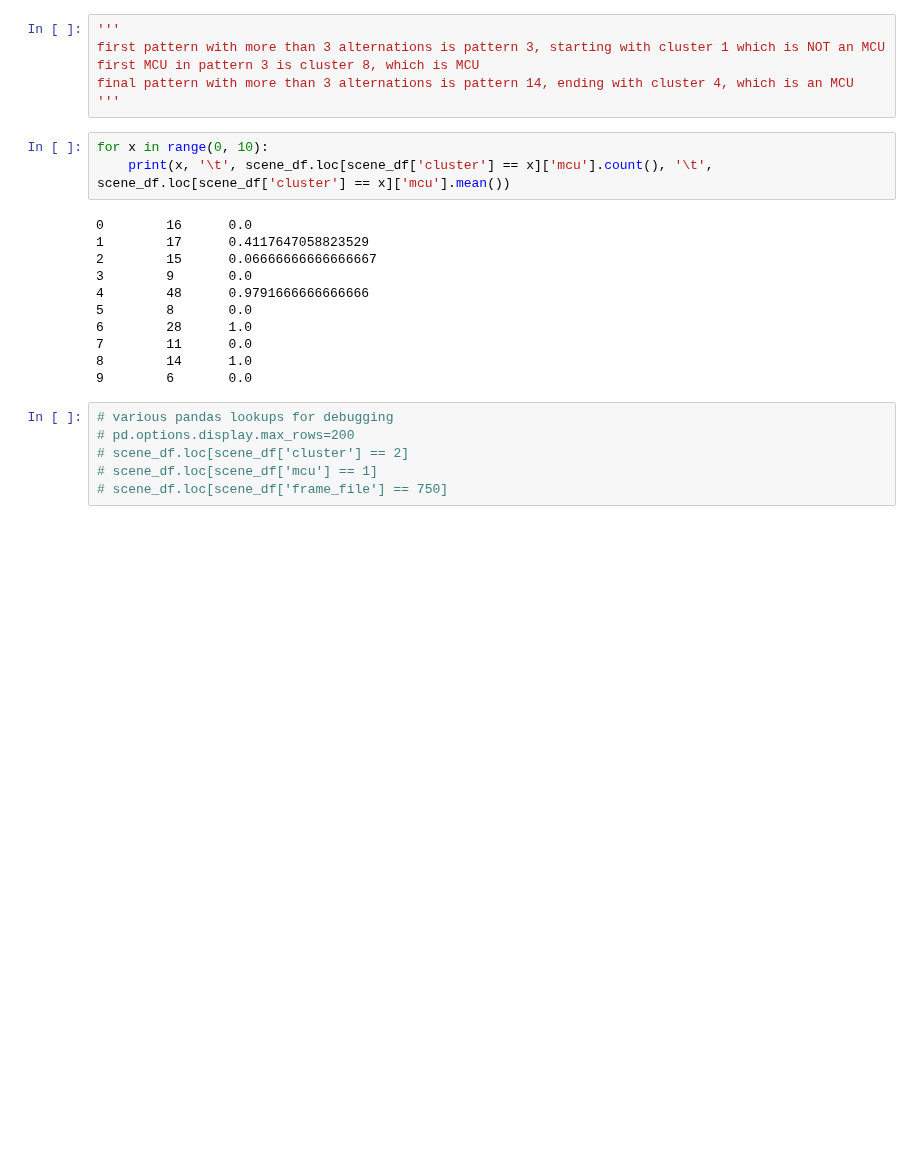
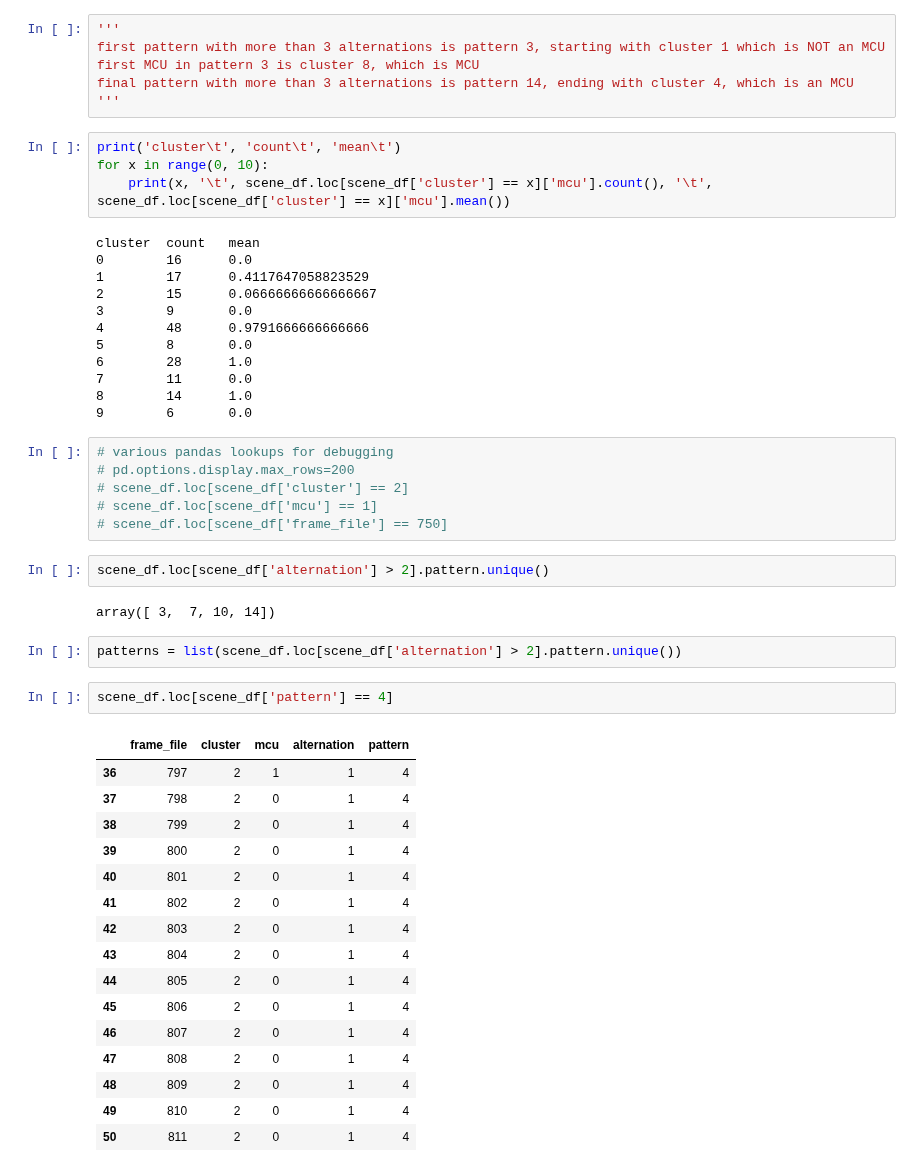
Before and after one commit to JohnTheTripper/moviegoer-prototype, a Jupyter notebook: scene_clustering.ipynb, the cells around one changed output. Saved outputs shown, nothing was run; the diff lists cells and outputs as text; blank space fills up the shorter version.

```diff
--- a/scene_clustering.ipynb
+++ b/scene_clustering.ipynb
@@ -270,9 +270,11 @@ first MCU in pattern 3 is cluster 8, which is MCU
 final pattern with more than 3 alternations is pattern 14, ending with cluster 4, which is an MCU
 '''
 # %%
+print('cluster\t', 'count\t', 'mean\t')
 for x in range(0, 10):
     print(x, '\t', scene_df.loc[scene_df['cluster'] == x]['mcu'].count(), '\t', scene_df.loc[scene_df['cluster'] == x]['mcu'].mean())
 # %% [output]
+cluster  count   mean
 0        16      0.0
 1        17      0.4117647058823529
 2        15      0.06666666666666667
@@ -289,3 +291,28 @@ for x in range(0, 10):
 # scene_df.loc[scene_df['cluster'] == 2]
 # scene_df.loc[scene_df['mcu'] == 1]
 # scene_df.loc[scene_df['frame_file'] == 750]
+# %%
+scene_df.loc[scene_df['alternation'] > 2].pattern.unique()
+# %% [output]
+array([ 3,  7, 10, 14])
+# %%
+patterns = list(scene_df.loc[scene_df['alternation'] > 2].pattern.unique())
+# %%
+scene_df.loc[scene_df['pattern'] == 4]
+# %% [output]
+|  | frame_file | cluster | mcu | alternation | pattern |
+| 36 | 797 | 2 | 1 | 1 | 4 |
+| 37 | 798 | 2 | 0 | 1 | 4 |
+| 38 | 799 | 2 | 0 | 1 | 4 |
+| 39 | 800 | 2 | 0 | 1 | 4 |
+| 40 | 801 | 2 | 0 | 1 | 4 |
+| 41 | 802 | 2 | 0 | 1 | 4 |
+| 42 | 803 | 2 | 0 | 1 | 4 |
+| 43 | 804 | 2 | 0 | 1 | 4 |
+| 44 | 805 | 2 | 0 | 1 | 4 |
+| 45 | 806 | 2 | 0 | 1 | 4 |
+| 46 | 807 | 2 | 0 | 1 | 4 |
+| 47 | 808 | 2 | 0 | 1 | 4 |
+| 48 | 809 | 2 | 0 | 1 | 4 |
+| 49 | 810 | 2 | 0 | 1 | 4 |
+| 50 | 811 | 2 | 0 | 1 | 4 |
```
Also changed, not shown: parts of 2 cells of this notebook.
